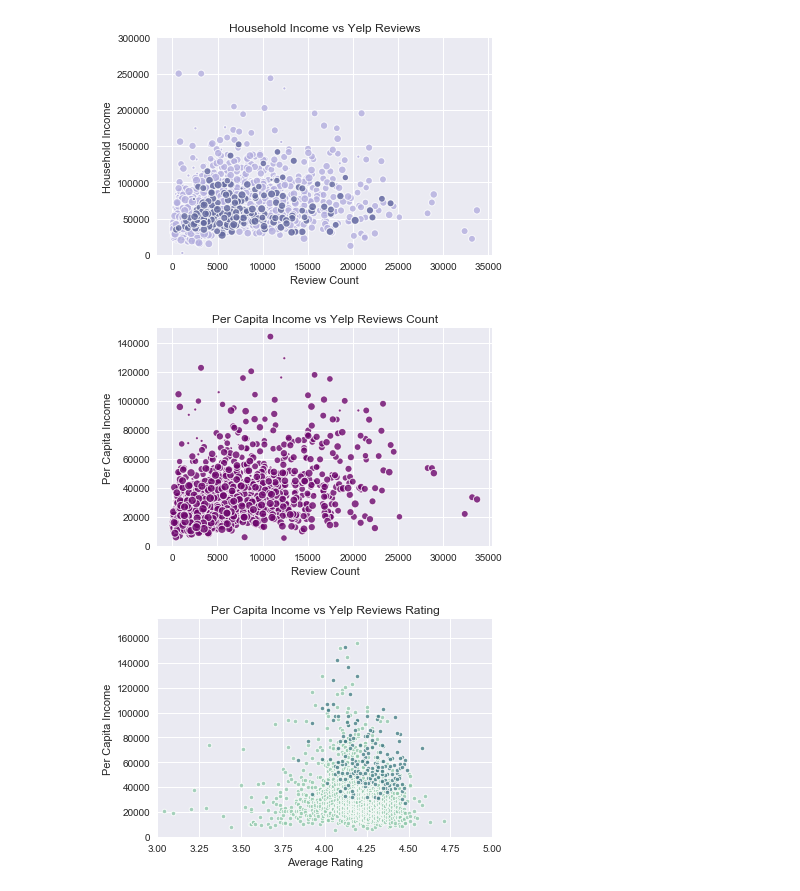
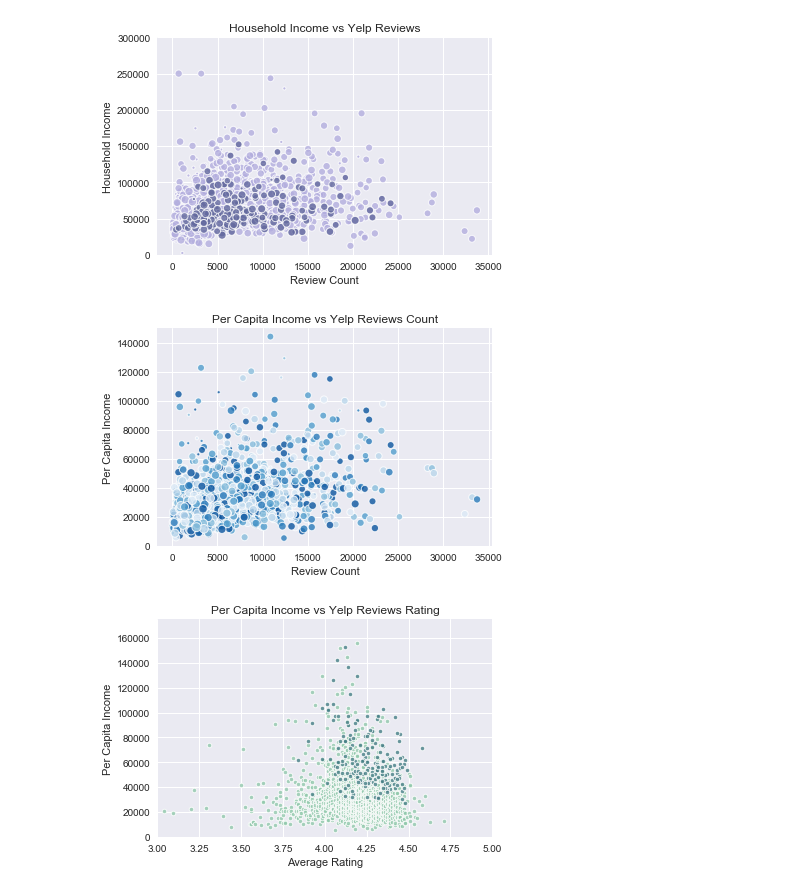
Before and after one commit to shethmonali/Project-One, a Jupyter notebook: yc_charts_ken.ipynb, the cells around one changed output. Cells and saved outputs as stored; diff of their text form; code cells hidden in the pictures.

```diff
--- a/yc_charts_ken.ipynb
+++ b/yc_charts_ken.ipynb
@@ -97,22 +97,22 @@ plt.show()
 # %%
 # All-in Bubble Plot of Per Capita Income vs Review Count with 'Average Delta' as Bubble Size
 plt.scatter(yc_fin_df["Review Count"],
             yc_fin_df["Per Capita Income"],
-            s=yc_fin_df["Average Delta"]*10, c=sns.dark_palette("purple")[4],
+            s=yc_fin_df["Average Delta"]*10, c=sns.color_palette("Blues"),
             edgecolor="white", linewidths=1, marker="o",
             alpha=0.8, label="Poverty")
 
 # Incorporate the other graph properties
 plt.title("Per Capita Income vs Yelp Reviews Count")
 plt.ylabel("Per Capita Income")
 plt.xlabel("Review Count")
 plt.ylim((0,150000))
 plt.grid(True)
 sns.set()
 
 plt.show()
 # %% [output]
-[figure, old version]
+[figure, new version]
 # %%
 # Scatter plot of Per Capita Income vs Yelp Review Ratings Top 200 Population
 plt.scatter(yc_fin_df["Average Rating"],
```
Also changed, not shown: parts of 3 cells of this notebook.
